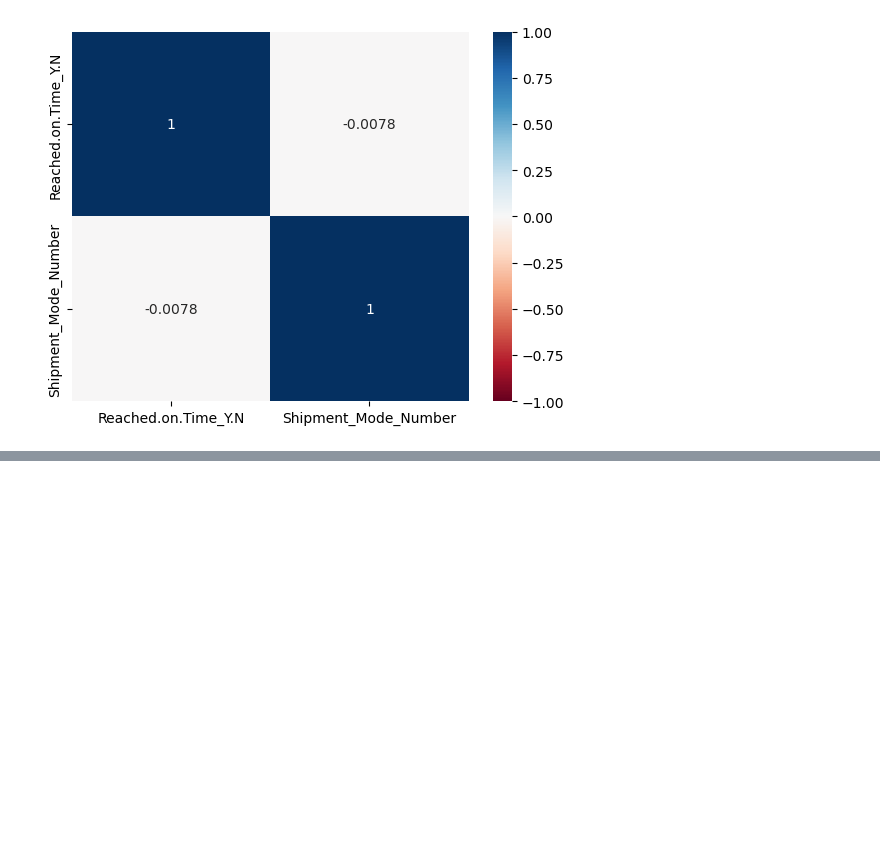
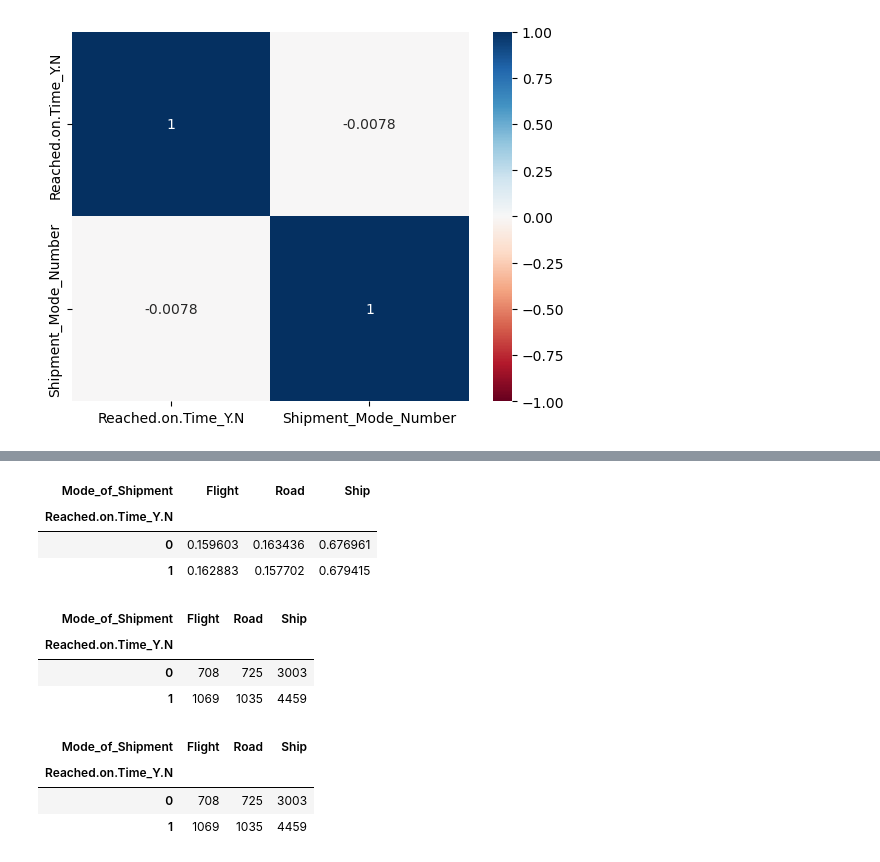
Before and after one commit to farizmpr/Principles-Data-Anlytics-E-commerce-Shipping-Project-E-Commerce-Shipping-DataData-Project, a Jupyter notebook: Code/Group_8_Shipping_Methodologies_and_Shipping_Delivery_Performance.ipynb, the cells around one changed output, grey strips where cells are left out. Drawn from its saved outputs; the diff is of its cells as text; code cells hidden in the pictures; blank space fills up the shorter version.

```diff
--- a/Code/Group_8_Shipping_Methodologies_and_Shipping_Delivery_Performance.ipynb
+++ b/Code/Group_8_Shipping_Methodologies_and_Shipping_Delivery_Performance.ipynb
@@ -549,0 +558,24 @@ Shipment_Mode_Number            -0.007797              1.000000
+# %%
+contigency_pct = pd.crosstab(df['Reached.on.Time_Y.N'],df['Mode_of_Shipment'], normalize='index')
+contigency_pct
+# %% [output]
+| Mode_of_Shipment | Flight | Road | Ship |
+| Reached.on.Time_Y.N |  |  |  |
+| 0 | 0.159603 | 0.163436 | 0.676961 |
+| 1 | 0.162883 | 0.157702 | 0.679415 |
+# %%
+contigency= pd.crosstab(df['Reached.on.Time_Y.N'],df['Mode_of_Shipment'])
+contigency
+# %% [output]
+| Mode_of_Shipment | Flight | Road | Ship |
+| Reached.on.Time_Y.N |  |  |  |
+| 0 | 708 | 725 | 3003 |
+| 1 | 1069 | 1035 | 4459 |
+# %%
+contigency= pd.crosstab(df['Reached.on.Time_Y.N'],df['Mode_of_Shipment'])
+contigency
+# %% [output]
+| Mode_of_Shipment | Flight | Road | Ship |
+| Reached.on.Time_Y.N |  |  |  |
+| 0 | 708 | 725 | 3003 |
+| 1 | 1069 | 1035 | 4459 |
```
Also changed, not shown: parts of 6 cells of this notebook.
